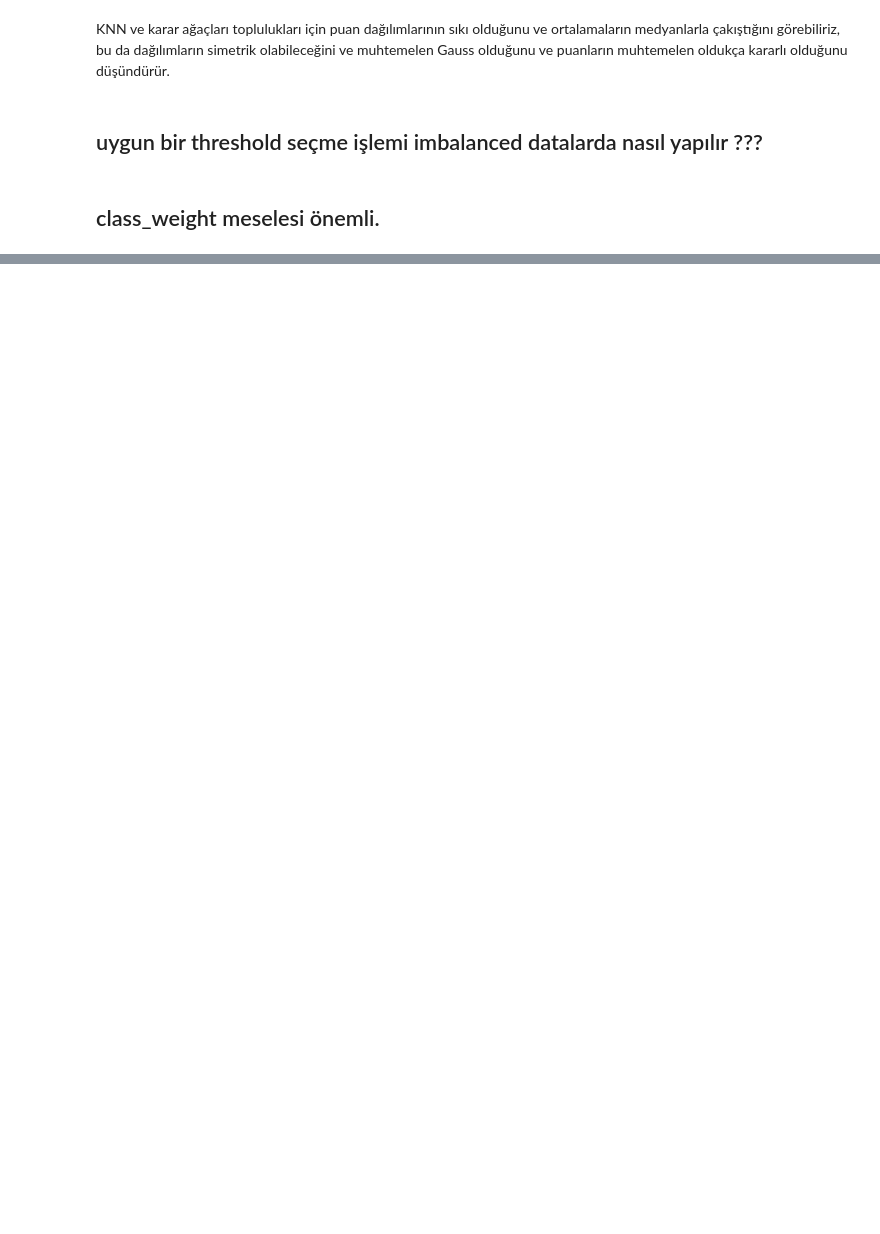
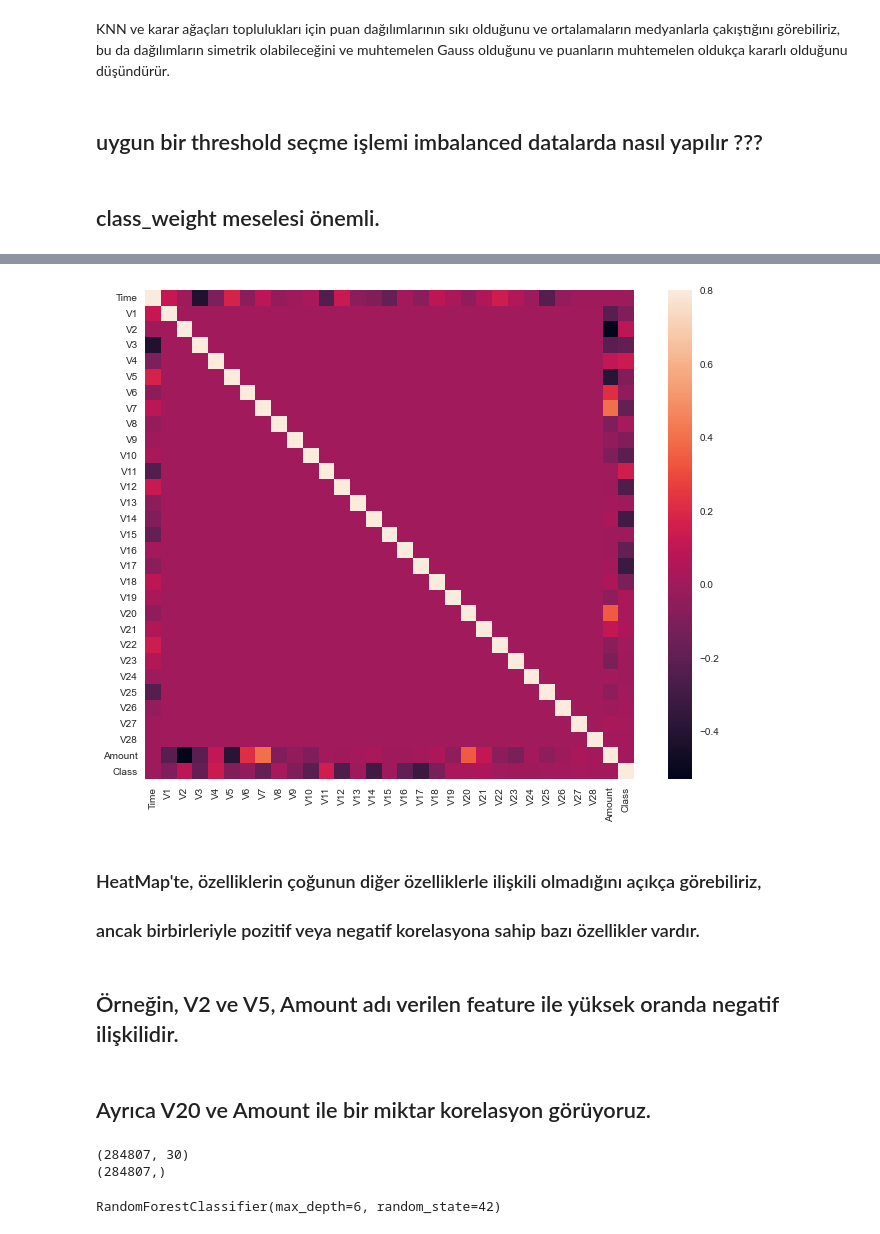
Before and after one commit to B-dogan/Credit-Card-Fraud-Detection-Project-, a Jupyter notebook: useful_codes.ipynb, the cells around one changed output, grey strips where cells are left out. Cells and saved outputs as stored; diff of their text form; code cells hidden in the pictures; blank space fills up the shorter version.

```diff
--- a/useful_codes.ipynb
+++ b/useful_codes.ipynb
@@ -493,0 +563,17 @@ KNN ve karar ağaçları toplulukları için puan dağılımlarının sıkı old
+# %%
+corrmat = df.corr()
+fig = plt.figure(figsize = (12, 9))
+sns.heatmap(corrmat, vmax = .8, square = True)
+plt.show()
+# %% [output]
+[figure, added]
+# %% [markdown]
+### HeatMap'te, özelliklerin çoğunun diğer özelliklerle ilişkili olmadığını açıkça görebiliriz,
+
+
+
+### ancak birbirleriyle pozitif veya negatif korelasyona sahip bazı özellikler vardır.
+# %% [markdown]
+## Örneğin, V2 ve V5, Amount adı verilen feature ile yüksek oranda negatif ilişkilidir.
+# %% [markdown]
+## Ayrıca V20 ve Amount ile bir miktar korelasyon görüyoruz.
@@ -493,0 +583,6 @@ KNN ve karar ağaçları toplulukları için puan dağılımlarının sıkı old
+# %%
+print(X.shape)
+print(y.shape)
+# %% [output]
+(284807, 30)
+(284807,)
@@ -493,0 +593,4 @@ KNN ve karar ağaçları toplulukları için puan dağılımlarının sıkı old
+# %%
+rfc.fit(X_train,y_train)
+# %% [output]
+RandomForestClassifier(max_depth=6, random_state=42)
```
Also changed, not shown: parts of 14 cells of this notebook.
